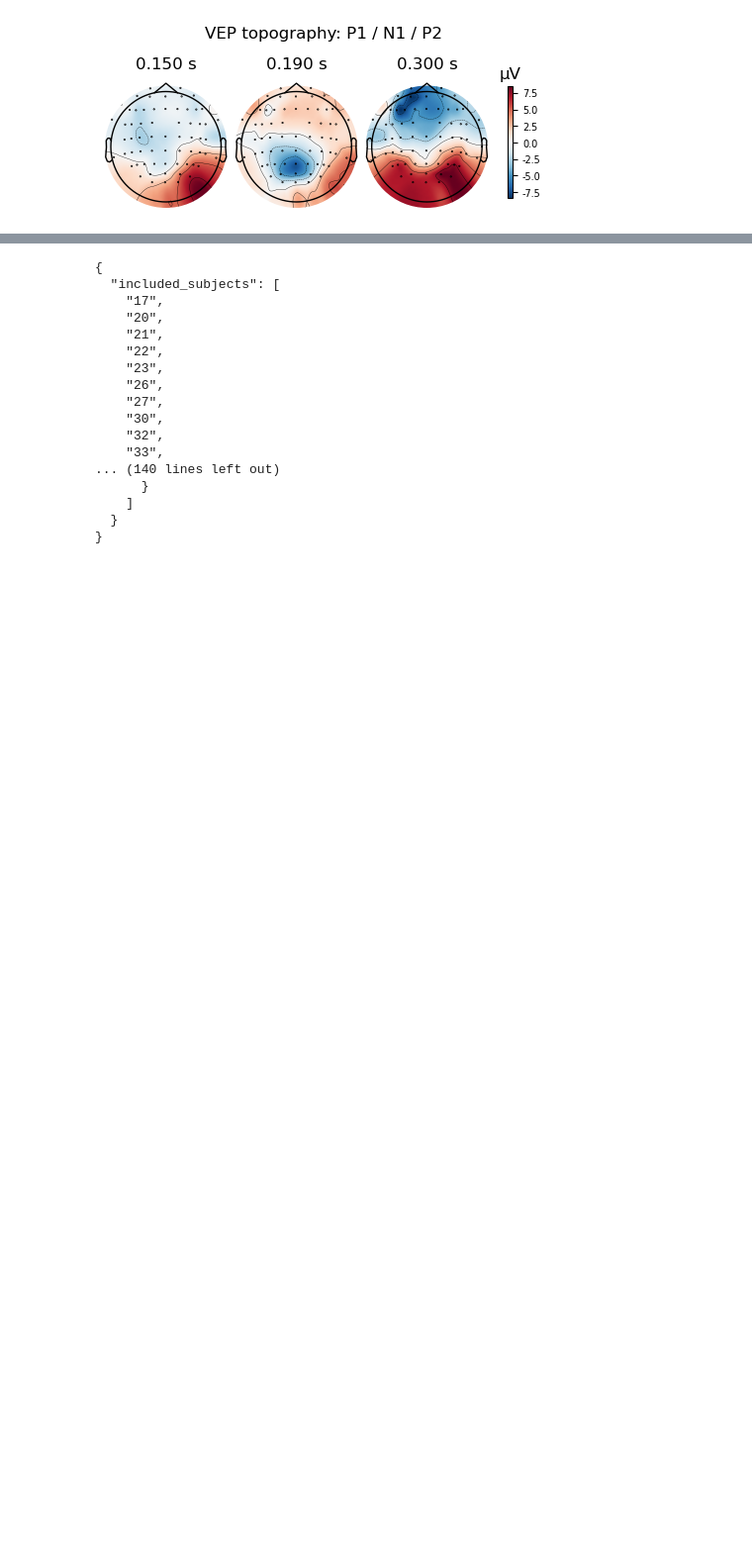
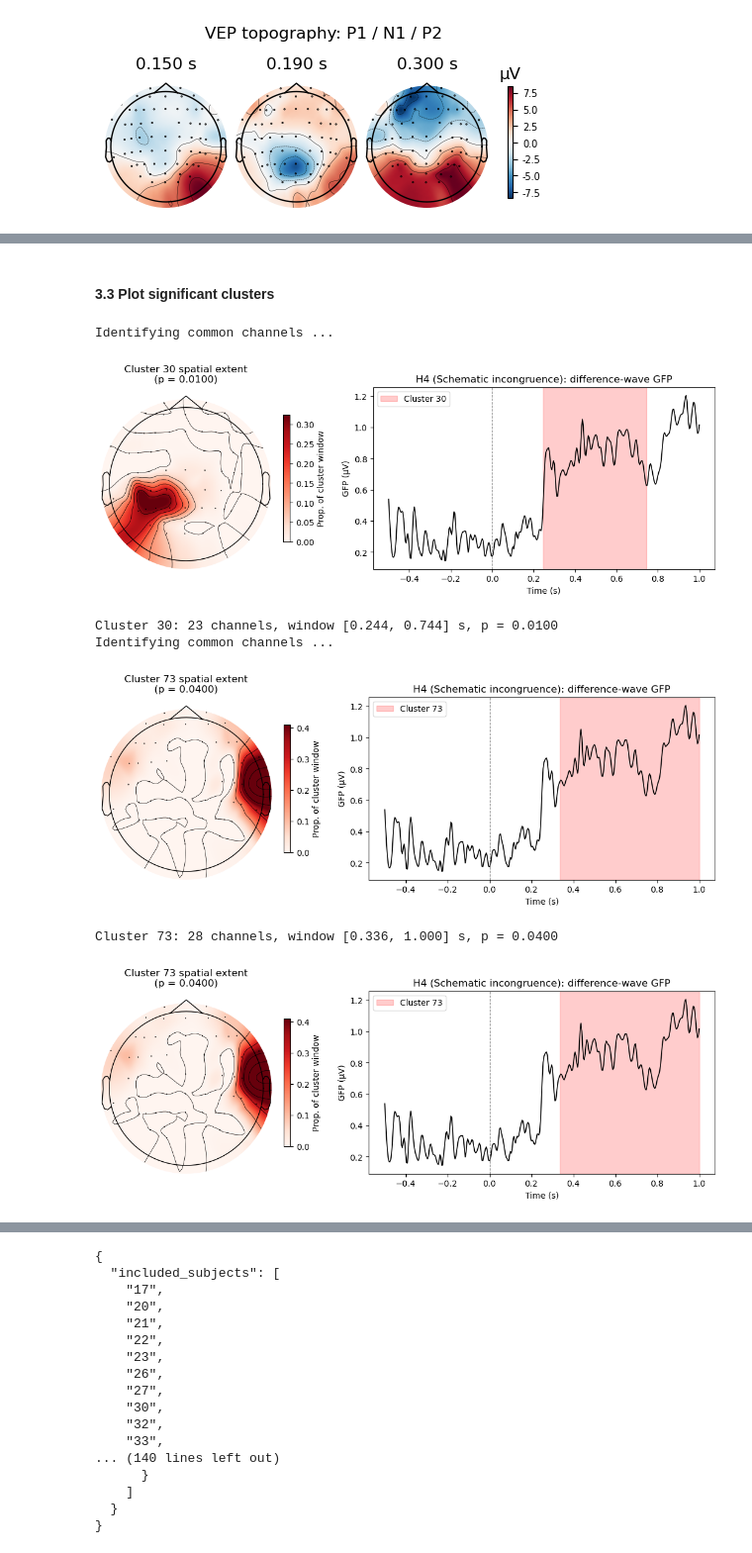
Before and after one commit to noah-mba/LOC_analysis, a Jupyter notebook: scripts/eeg/4_averaging.ipynb, the cells around one changed output, grey strips where cells are left out. Shown at 99% size. Saved outputs shown, nothing was run; the diff lists cells and outputs as text; code cells hidden in the pictures; blank space fills up the shorter version.

```diff
--- a/scripts/eeg/4_averaging.ipynb
+++ b/scripts/eeg/4_averaging.ipynb
@@ -389,0 +353,63 @@ H6 (Direct contrast): 105 clusters found, 1 significant (p < 0.05)
+# %% [markdown]
+#### 3.3 Plot significant clusters
+# %%
+# ==========================================
+# 2) Plot a cluster: spatial extent (topomap) + time course (GFP) with window shaded
+# ==========================================
+def plot_cluster(diff_evokeds, cluster_results, cluster_idx, label):
+    """Visualize one cluster from spatio_temporal_cluster_1samp_test output.
+
+    diff_evokeds: list of per-subject mne.Evoked difference waves (same as fed to the test)
+    cluster_results: the dict returned by run_cluster_test (has 'clusters', 'cluster_p_values')
+    cluster_idx: index into cluster_results['clusters'] (e.g. 30 or 73)
+    """
+    mask = cluster_results['clusters'][cluster_idx]  # boolean, shape (n_times, n_channels)
+    p_val = cluster_results['cluster_p_values'][cluster_idx]
+
+    times = diff_evokeds[0].times
+    times_idx, ch_idx = np.where(mask)
+    t_start, t_end = times[times_idx.min()], times[times_idx.max()]
+
+    grand_avg = mne.grand_average(diff_evokeds)
+
+    fig, axes = plt.subplots(1, 2, figsize=(11, 4), gridspec_kw={'width_ratios': [1, 1.4]})
+
+    # Topomap: proportion of the cluster's time window each channel was part of
+    chan_involvement = mask.sum(axis=0) / mask.shape[0]
+    im, _ = mne.viz.plot_topomap(
+        chan_involvement, grand_avg.info, axes=axes[0], show=False,
+        cmap='Reds', vlim=(0, chan_involvement.max())
+    )
+    axes[0].set_title(f'Cluster {cluster_idx} spatial extent\n(p = {p_val:.4f})')
+    fig.colorbar(im, ax=axes[0], shrink=0.7, label='Prop. of cluster window')
+
+    # Time course: GFP of the grand-average difference wave, cluster window shaded
+    gfp = grand_avg.data.std(axis=0) * 1e6  # V -> µV
+    axes[1].plot(times, gfp, color='k', linewidth=1.2)
+    axes[1].axvspan(t_start, t_end, color='red', alpha=0.2, label=f'Cluster {cluster_idx}')
+    axes[1].axvline(0, color='gray', linestyle='--', linewidth=0.8)
+    axes[1].set_xlabel('Time (s)')
+    axes[1].set_ylabel('GFP (µV)')
+    axes[1].set_title(f'{label}: difference-wave GFP')
+    axes[1].legend()
+
+    plt.tight_layout()
+    plt.savefig(f'cluster_{label.split()[0]}_{cluster_idx}.png', dpi=150)
+    plt.show()
+
+    n_chs = len({c for c in ch_idx})
+    print(f"Cluster {cluster_idx}: {n_chs} channels, window [{t_start:.3f}, {t_end:.3f}] s, "
+          f"p = {p_val:.4f}")
+    return fig
+
+
+plot_cluster(diff_waves['H4_SI_minus_SC'], results['H4'], 30, "H4 (Schematic incongruence)")
+plot_cluster(diff_waves['H4_SI_minus_SC'], results['H4'], 73, "H4 (Schematic incongruence)")
+# %% [output]
+Identifying common channels ...
+[figure, added]
+Cluster 30: 23 channels, window [0.244, 0.744] s, p = 0.0100
+Identifying common channels ...
+[figure, added]
+Cluster 73: 28 channels, window [0.336, 1.000] s, p = 0.0400
+[figure, added]
```
Also changed, not shown: parts of 29 cells of this notebook, 21 other files.
